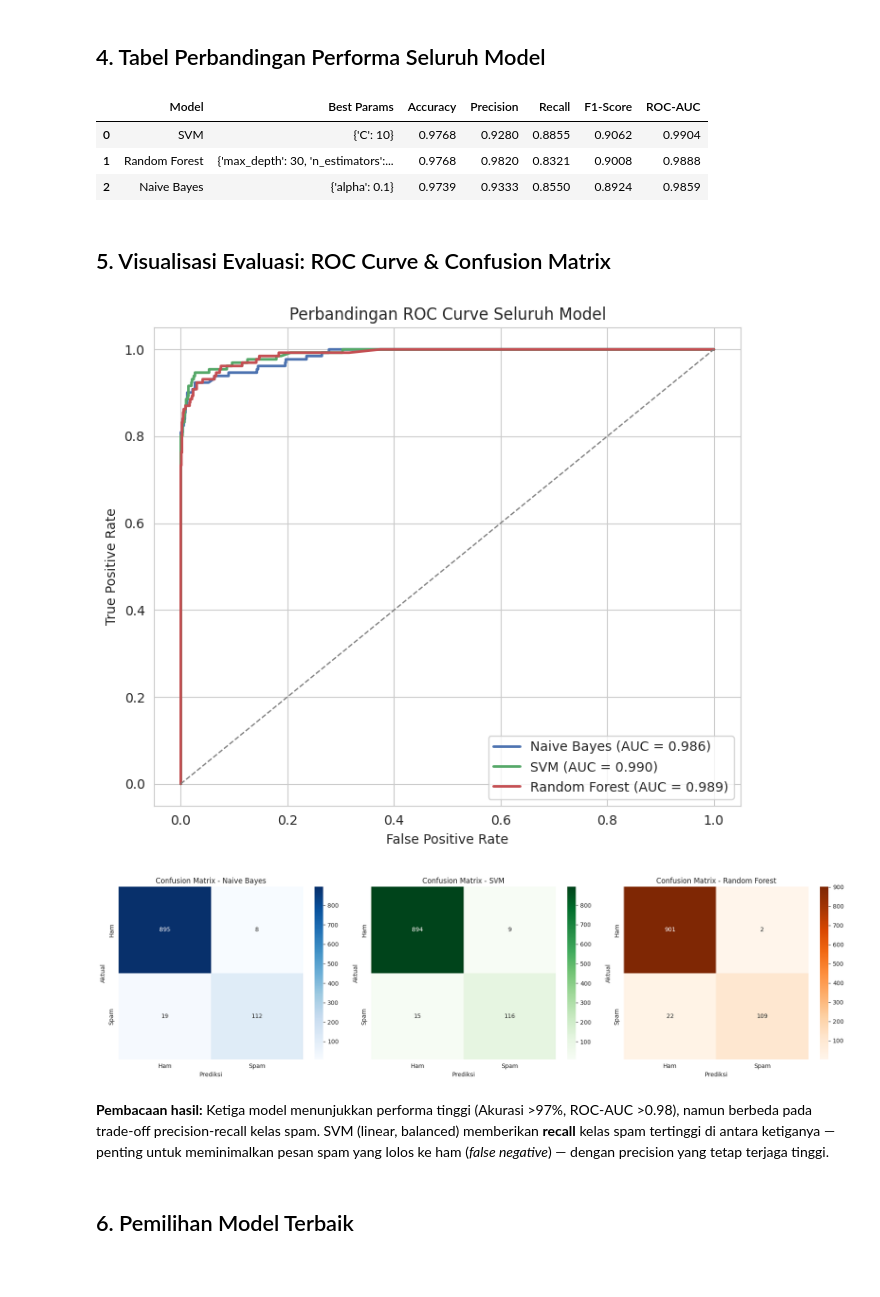
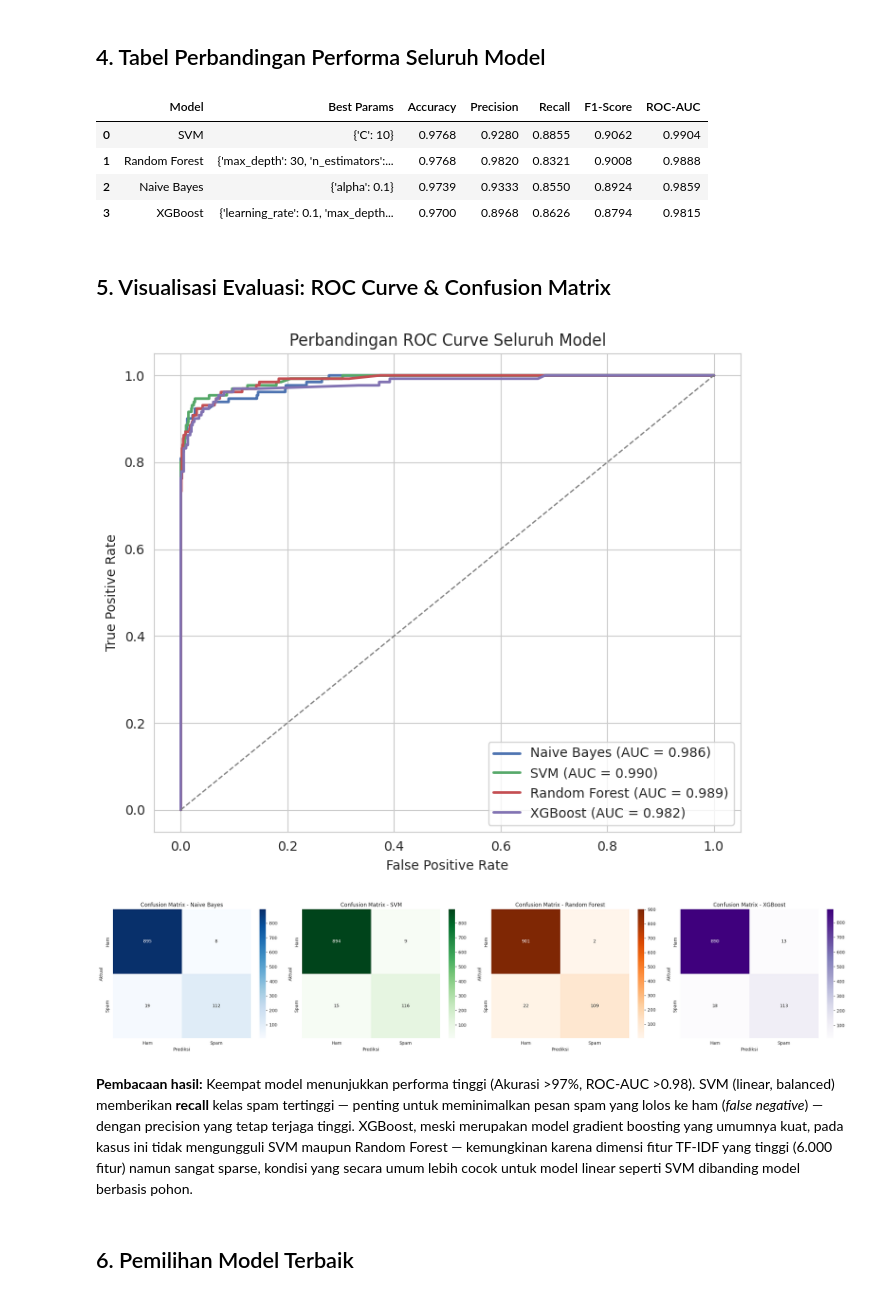
Before and after one commit to 111202415987-dot/Project-ML, a Jupyter notebook: capstone-project/notebooks/02_modeling.ipynb, the cells around one changed output. Cells and saved outputs as stored; diff of their text form; code cells hidden in the pictures; blank space fills up the shorter version.

```diff
--- a/capstone-project/notebooks/02_modeling.ipynb
+++ b/capstone-project/notebooks/02_modeling.ipynb
@@ -83,6 +104,9 @@ Tiga algoritma dibandingkan:
 Scoring yang digunakan pada `GridSearchCV` adalah **F1-Score** (bukan akurasi) karena dataset imbalanced,
 dengan skema 5-fold cross-validation.
 # %%
+scale_pos_weight = (y_train == 0).sum() / (y_train == 1).sum()
+print(f'scale_pos_weight (XGBoost) = {scale_pos_weight:.3f}')
+
 MODEL_GRID = {
     'Naive Bayes': {
         'estimator': MultinomialNB(),
@@ -95,6 +119,16 @@ MODEL_GRID = {
     'Random Forest': {
         'estimator': RandomForestClassifier(class_weight='balanced', random_state=42),
         'params': {'n_estimators': [200, 400], 'max_depth': [None, 30]},
+    },
+    'XGBoost': {
+        'estimator': XGBClassifier(
+            scale_pos_weight=scale_pos_weight, eval_metric='logloss', random_state=42, n_jobs=-1,
+        ),
+        'params': {
+            'n_estimators': [200, 400],
+            'max_depth': [3, 6],
+            'learning_rate': [0.05, 0.1],
+        },
     },
 }
 
@@ -161,11 +201,12 @@ comparison_df
 | 0 | SVM | {'C': 10} | 0.9768 | 0.9280 | 0.8855 | 0.9062 | 0.9904 |
 | 1 | Random Forest | {'max_depth': 30, 'n_estimators':... | 0.9768 | 0.9820 | 0.8321 | 0.9008 | 0.9888 |
 | 2 | Naive Bayes | {'alpha': 0.1} | 0.9739 | 0.9333 | 0.8550 | 0.8924 | 0.9859 |
+| 3 | XGBoost | {'learning_rate': 0.1, 'max_depth... | 0.9700 | 0.8968 | 0.8626 | 0.8794 | 0.9815 |
 # %% [markdown]
 ## 5. Visualisasi Evaluasi: ROC Curve & Confusion Matrix
 # %%
 plt.figure(figsize=(7, 6))
-colors = {'Naive Bayes': '#4C72B0', 'SVM': '#55A868', 'Random Forest': '#C44E52'}
+colors = {'Naive Bayes': '#4C72B0', 'SVM': '#55A868', 'Random Forest': '#C44E52', 'XGBoost': '#8172B2'}
 for name, model in fitted_models.items():
     proba = model.predict_proba(X_test)[:, 1]
     fpr, tpr, _ = roc_curve(y_test, proba)
@@ -176,23 +217,25 @@ plt.xlabel('False Positive Rate'); plt.ylabel('True Positive Rate')
 plt.title('Perbandingan ROC Curve Seluruh Model'); plt.legend(loc='lower right')
 plt.tight_layout(); plt.savefig('../reports/figures/roc_curves.png', dpi=150); plt.show()
 # %% [output]
-[figure, old version]
+[figure, new version]
 # %%
-fig, axes = plt.subplots(1, 3, figsize=(18, 5))
-cmaps = ['Blues', 'Greens', 'Oranges']
+fig, axes = plt.subplots(1, 4, figsize=(24, 5))
+cmaps = ['Blues', 'Greens', 'Oranges', 'Purples']
 for ax, (name, model), cmap in zip(axes, fitted_models.items(), cmaps):
     pred = model.predict(X_test)
     cm = confusion_matrix(y_test, pred)
     sns.heatmap(cm, annot=True, fmt='d', cmap=cmap, ax=ax, xticklabels=['Ham','Spam'], yticklabels=['Ham','Spam'])
     ax.set_title(f'Confusion Matrix - {name}'); ax.set_xlabel('Prediksi'); ax.set_ylabel('Aktual')
 plt.tight_layout(); plt.savefig('../reports/figures/confusion_matrices.png', dpi=150); plt.show()
 # %% [output]
-[figure, old version]
+[figure, new version]
 # %% [markdown]
-**Pembacaan hasil:** Ketiga model menunjukkan performa tinggi (Akurasi >97%, ROC-AUC >0.98), namun berbeda
-pada trade-off precision-recall kelas spam. SVM (linear, balanced) memberikan **recall** kelas spam tertinggi
-di antara ketiganya — penting untuk meminimalkan pesan spam yang lolos ke ham (*false negative*) — dengan
-precision yang tetap terjaga tinggi.
+**Pembacaan hasil:** Keempat model menunjukkan performa tinggi (Akurasi >97%, ROC-AUC >0.98). SVM (linear,
+balanced) memberikan **recall** kelas spam tertinggi — penting untuk meminimalkan pesan spam yang lolos ke
+ham (*false negative*) — dengan precision yang tetap terjaga tinggi. XGBoost, meski merupakan model gradient
+boosting yang umumnya kuat, pada kasus ini tidak mengungguli SVM maupun Random Forest — kemungkinan karena
+dimensi fitur TF-IDF yang tinggi (6.000 fitur) namun sangat sparse, kondisi yang secara umum lebih cocok untuk
+model linear seperti SVM dibanding model berbasis pohon.
 # %% [markdown]
 ## 6. Pemilihan Model Terbaik
 # %%
```
Also changed, not shown: parts of 14 cells of this notebook, 20 other files.
